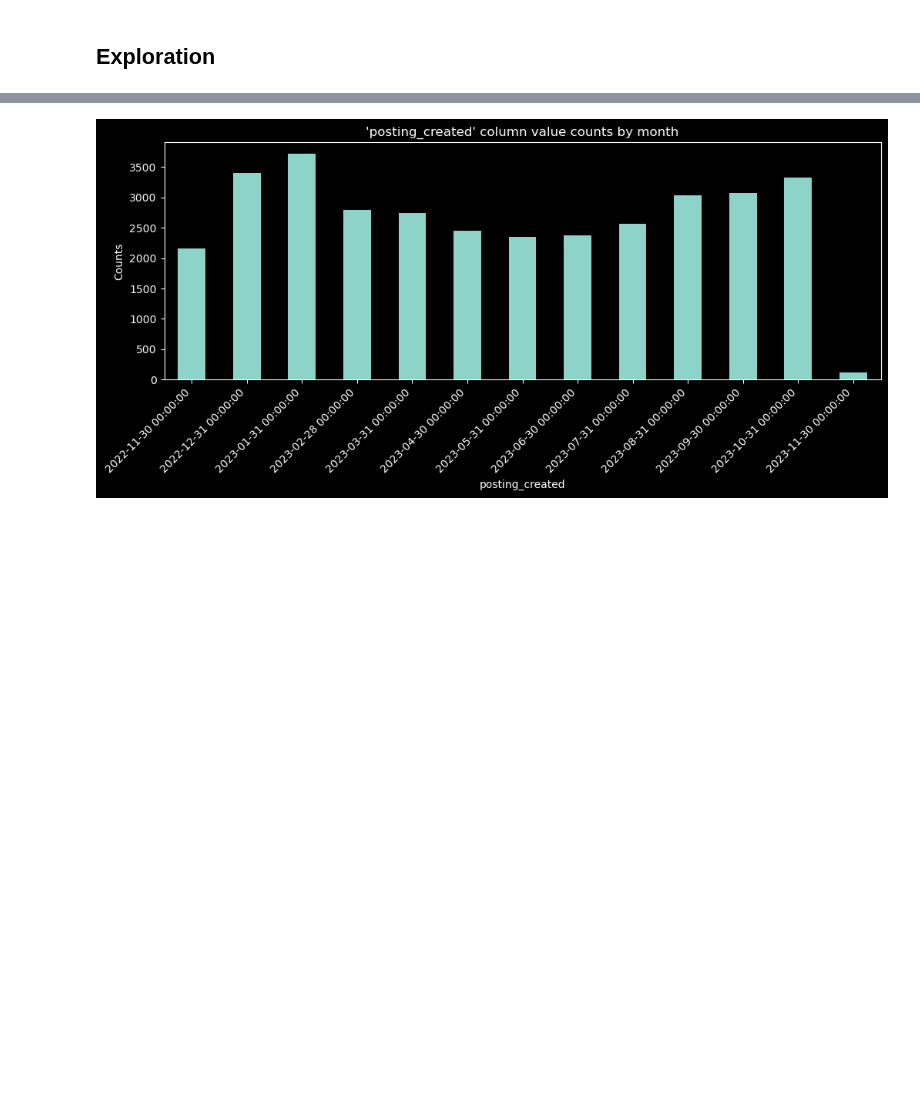
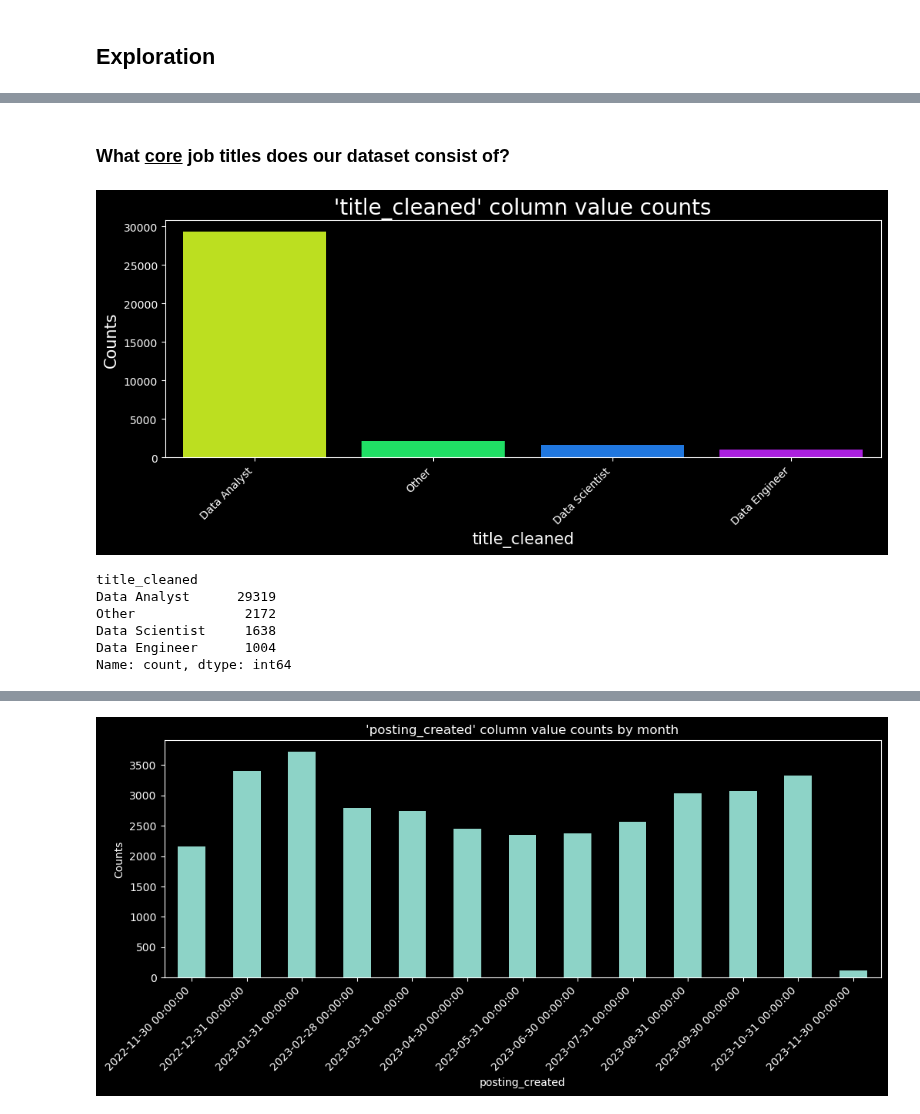
Before and after one commit to Decoding-Data-Jobs/data-jobs-project, a Jupyter notebook: schmitz_working/schmitz_draft.ipynb, the cells around one changed output, grey strips where cells are left out. Cells and saved outputs as stored; diff of their text form; code cells hidden in the pictures; blank space fills up the shorter version.

```diff
--- a/schmitz_working/schmitz_draft.ipynb
+++ b/schmitz_working/schmitz_draft.ipynb
@@ -1057,0 +1009,16 @@ for column in columns:
+# %% [markdown]
+### What <u>core</u> job titles does our dataset consist of?
+# %%
+# Plot all of the counts of titles
+eda_plot(jobs_df_cleaned, 'title_cleaned', topn=10)
+# %% [output]
+[figure, added]
+# %%
+jobs_df_cleaned['title_cleaned'].value_counts()
+# %% [output]
+title_cleaned
+Data Analyst      29319
+Other              2172
+Data Scientist     1638
+Data Engineer      1004
+Name: count, dtype: int64
```
Also changed, not shown: parts of 49 cells of this notebook.
